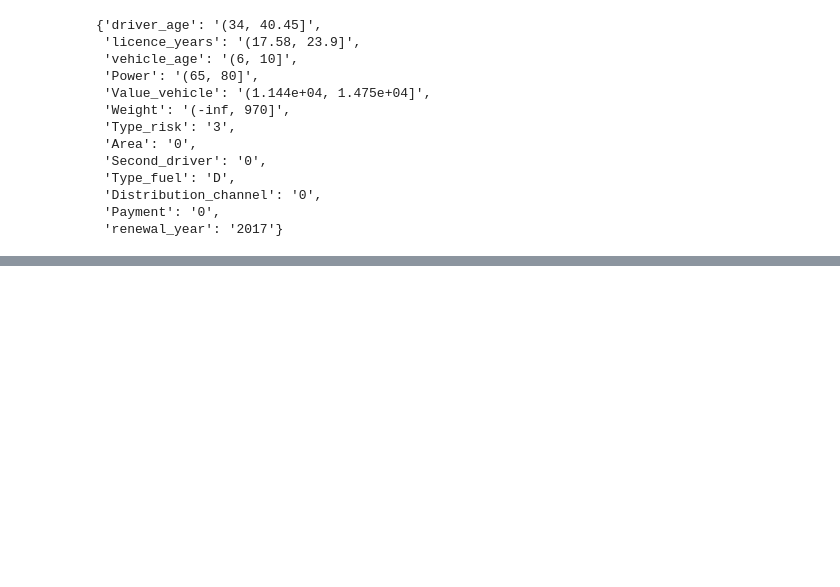
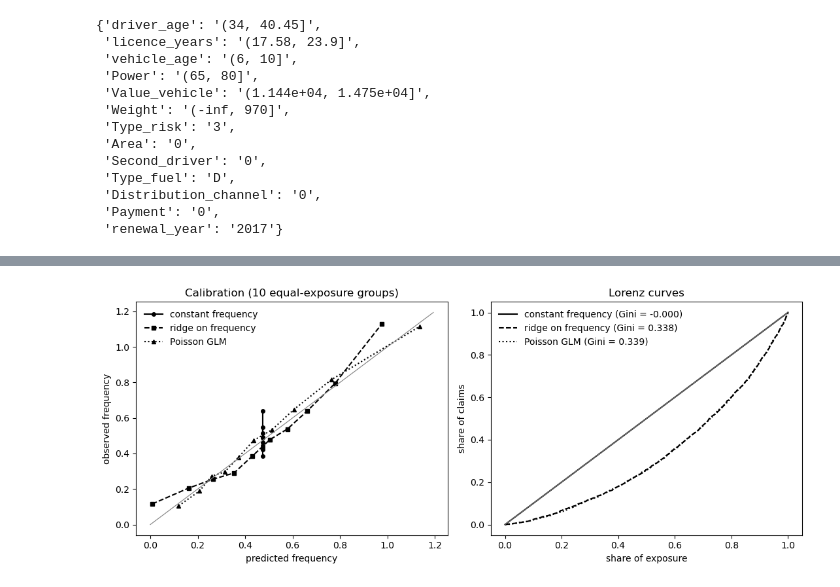
Before and after one commit to vujadinovic/glms_in_insurance, a Jupyter notebook: notebooks/02_poisson_glm.ipynb, the cells around one changed output, grey strips where cells are left out. Drawn from its saved outputs; the diff is of its cells as text; code cells hidden in the pictures; blank space fills up the shorter version.

Commit message:
Add frequency metrics, baseline models and calibration/Lorenz plots

```diff
--- a/notebooks/02_poisson_glm.ipynb
+++ b/notebooks/02_poisson_glm.ipynb
@@ -69,0 +172,7 @@ prep.reference_levels_
+# %%
+fitted = {
+    "always 0": models.AlwaysZero().fit(X_train, train),
+    "constant frequency": models.ConstantFrequency().fit(X_train, train),
+    "ridge on frequency": models.RidgeFrequency(alpha=1.0).fit(X_train, train),
+    "Poisson GLM": models.PoissonGLM().fit(X_train, train),
+}
@@ -69,0 +183,6 @@ prep.reference_levels_
+# %%
+y_val = val[config.N_CLAIMS_COL].to_numpy()
+e_val = val[config.EXPOSURE_COL].to_numpy()
+rate_train = models.base_rate(train)
+
+pred_val = {name: m.predict(X_val, val) for name, m in fitted.items()}
@@ -69,0 +219,8 @@ prep.reference_levels_
+# %%
+fig = plots.calibration_and_lorenz(
+    y_val, e_val, {k: v for k, v in pred_val.items() if k != "always 0"}
+)
+config.FIGURES_DIR.mkdir(parents=True, exist_ok=True)
+fig.savefig(config.FIGURES_DIR / "calibration_lorenz_val.png", dpi=200, bbox_inches="tight")
+# %% [output]
+[figure, added]
```
Also changed, not shown: parts of 10 cells of this notebook, 6 other files.
